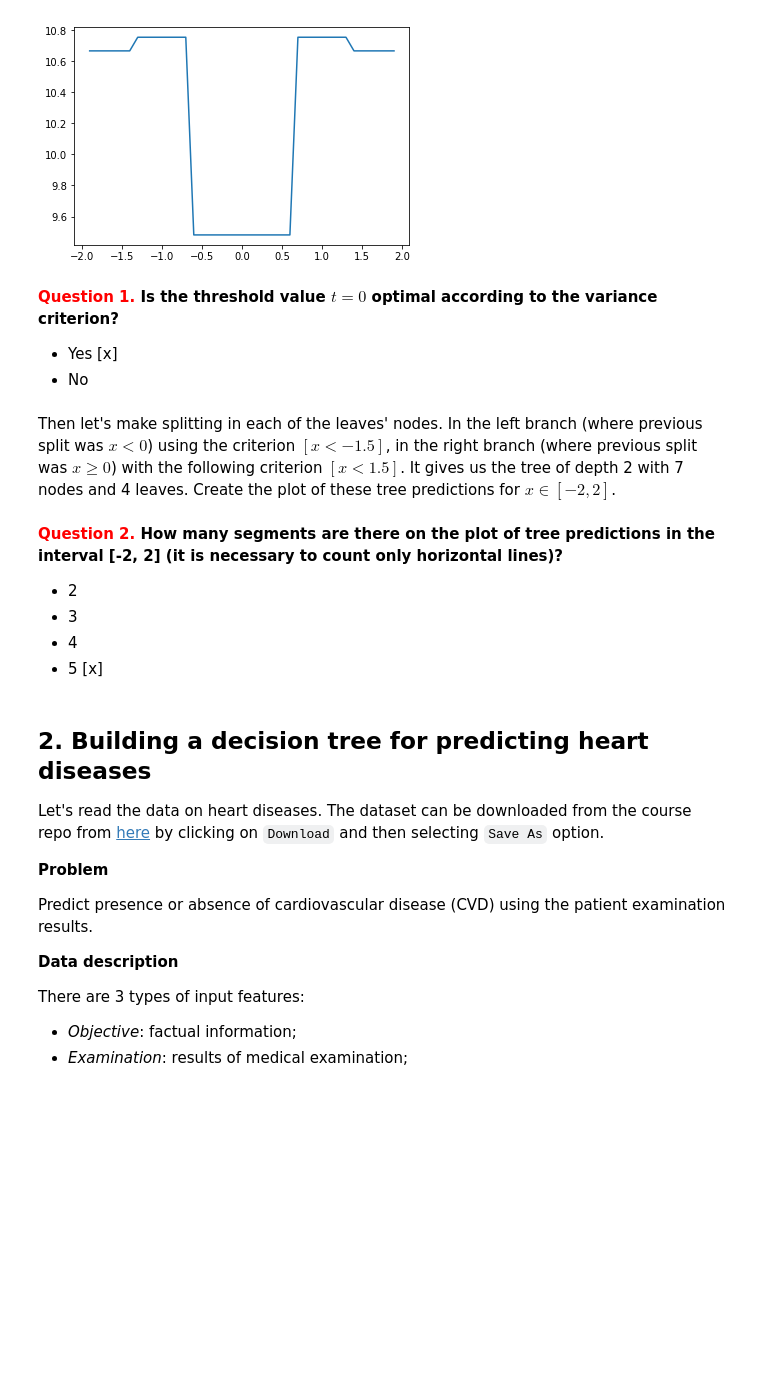
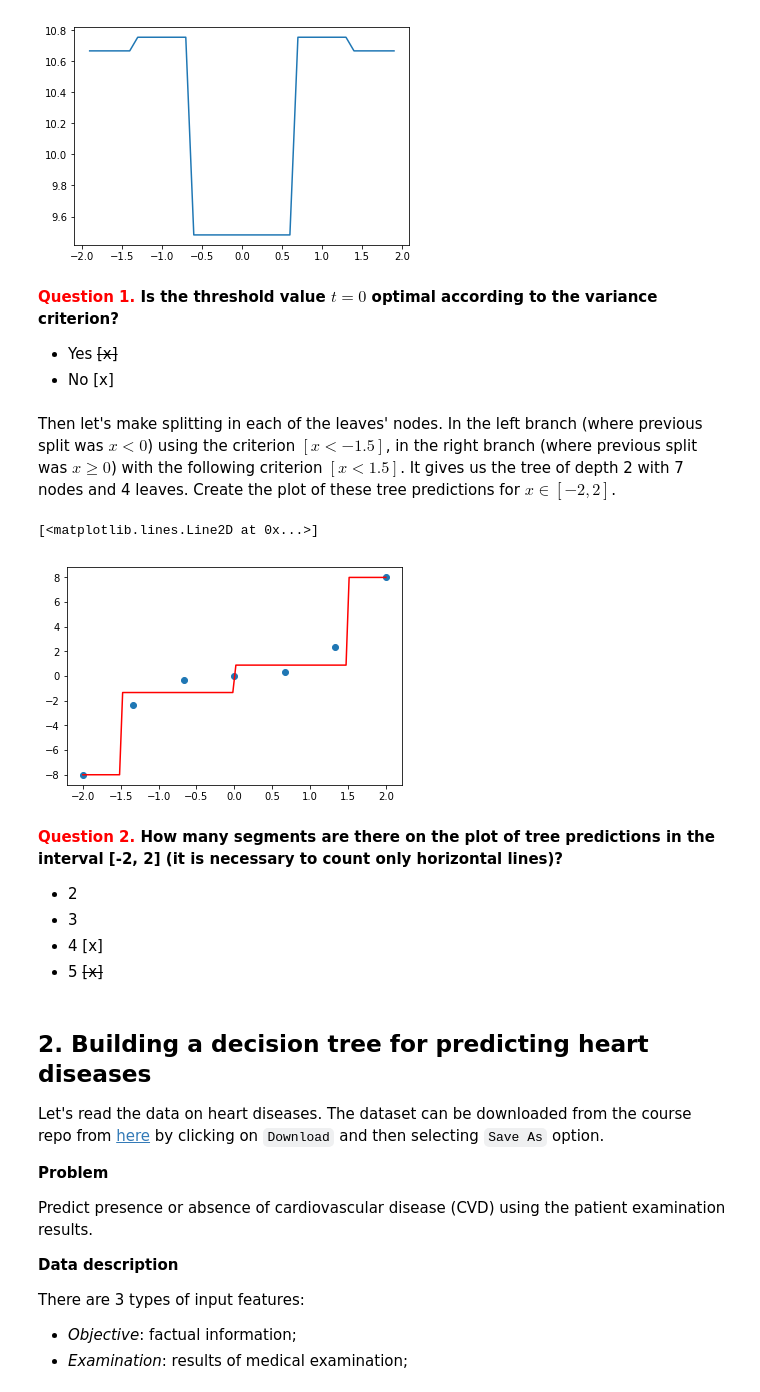
Before and after one commit to yy-nm/mard_learning_mlcourse.ai, a Jupyter notebook: assignment_3/assignment3_decision_trees.ipynb, the cells around one changed output. Saved outputs shown, nothing was run; the diff lists cells and outputs as text; code cells hidden in the pictures; blank space fills up the shorter version.

```diff
--- a/assignment_3/assignment3_decision_trees.ipynb
+++ b/assignment_3/assignment3_decision_trees.ipynb
@@ -120,16 +142,40 @@ plt.plot(tlist, [regression_var_criterion(X, y, t) for t in tlist])
 #[regression_var_criterion(X, y, t) for t in tlist]
 # %% [markdown]
 **<font color='red'>Question 1.</font> Is the threshold value $t = 0$ optimal according to the variance criterion?**
-- Yes [x]
-- No
+- Yes ~~[x]~~
+- No [x]
 # %% [markdown]
 Then let's make splitting in each of the leaves' nodes. In the left branch (where previous split was $x < 0$) using the criterion $[x < -1.5]$, in the right branch (where previous split was $x \geqslant 0$) with the following criterion $[x < 1.5]$. It gives us the tree of depth 2 with 7 nodes and 4 leaves. Create the plot of these tree predictions for $x \in [-2, 2]$.
+# %%
+
+def split(X, y, x):
+    if x < -1.5:
+        #print(-1.5)
+        return np.mean(y[X < -1.5])
+    elif x < 0:
+        #print(0)
+        return np.mean(y[(X >= -1.5) & (X < 0)])
+    elif x < 1.5:
+        #print(1.5)
+        return np.mean(y[(X >= 0) & (X < 1.5)])
+    else:
+        #print(2)
+        return np.mean(y[X >= 1.5])
+
+xxxx = np.linspace(-2, 2, 100)
+xxxx_prediction = [split(X, y, x) for x in xxxx]
+
+plt.scatter(X, y)
+plt.plot(xxxx, xxxx_prediction, color='red')
+# %% [output]
+[<matplotlib.lines.Line2D at 0x...>]
+[figure, added]
 # %% [markdown]
 **<font color='red'>Question 2.</font> How many segments are there on the plot of tree predictions in the interval [-2, 2] (it is necessary to count only horizontal lines)?**
 - 2
 - 3
-- 4
-- 5 [x]
+- 4 [x]
+- 5 ~~[x]~~
 # %% [markdown]
 ## 2. Building a decision tree for predicting heart diseases
 Let's read the data on heart diseases. The dataset can be downloaded from the course repo from [here](https://github.com/Yorko/mlcourse.ai/blob/master/data/mlbootcamp5_train.csv) by clicking on `Download` and then selecting `Save As` option.
```
Also changed, not shown: parts of 22 cells of this notebook, 2 other files.
